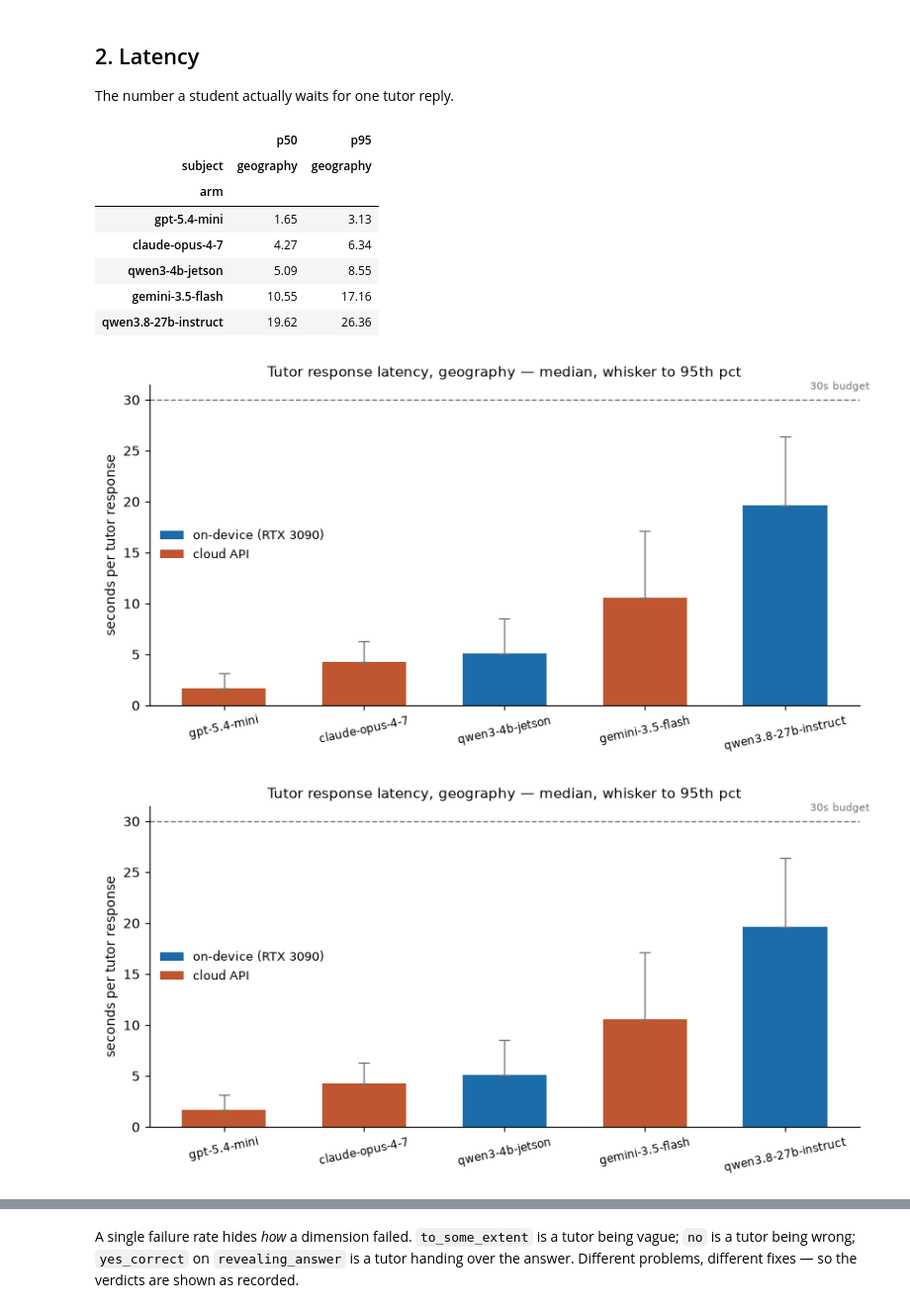
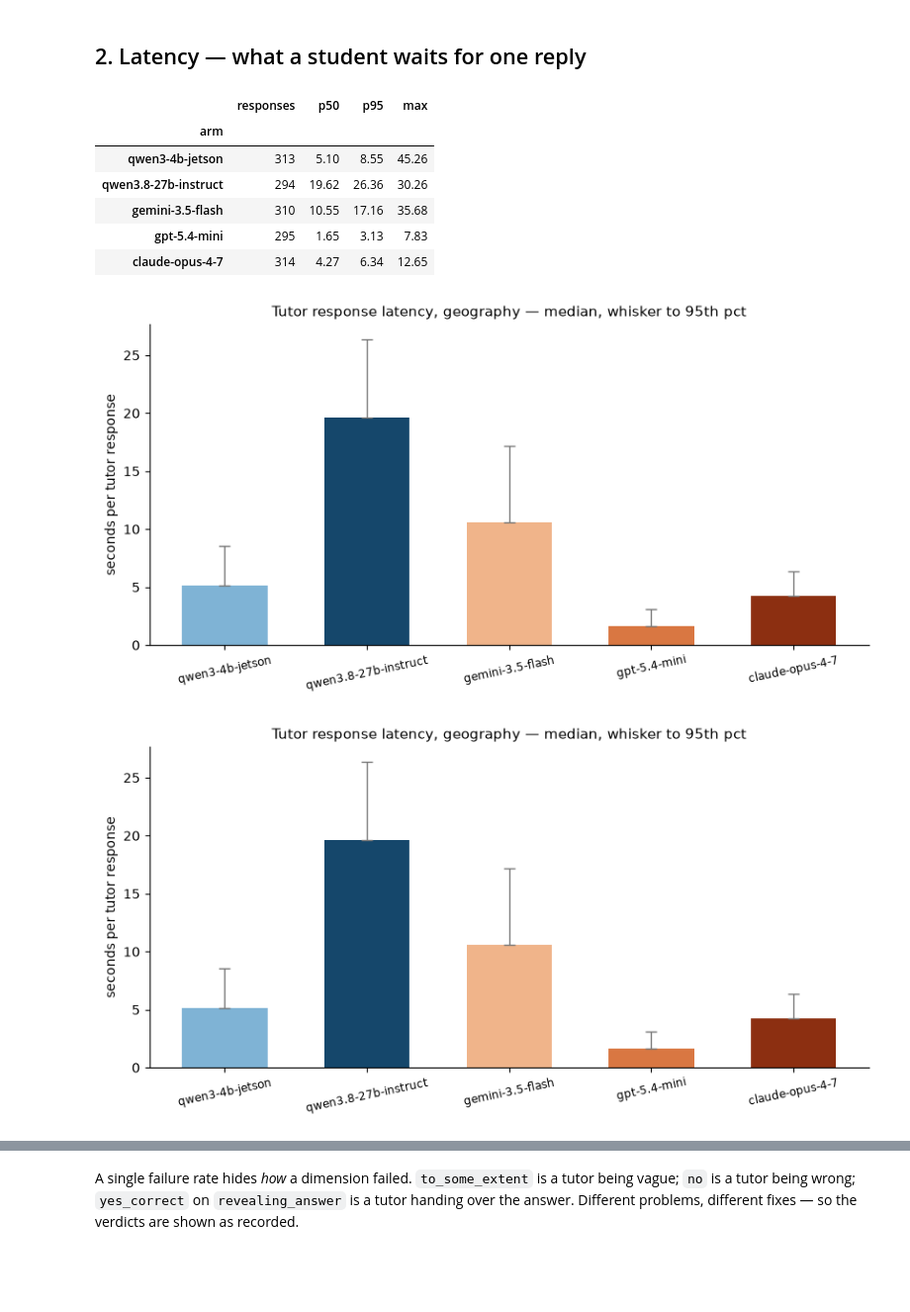
Before and after one commit to eai6/ai-tutor, a Jupyter notebook: offline_eval/ANALYSIS.ipynb, the cells around one changed output, grey strips where cells are left out. Shown at 99% size. Drawn from its saved outputs; the diff is of its cells as text; code cells hidden in the pictures; blank space fills up the shorter version.

```diff
--- a/offline_eval/ANALYSIS.ipynb
+++ b/offline_eval/ANALYSIS.ipynb
@@ -151,51 +103,36 @@ degraded system rather than the real one.
 # %% [markdown]
-## 2. Latency
-
-The number a student actually waits for one tutor reply.
+## 2. Latency — what a student waits for one reply
 # %%
-# Tutor messages only: the student side is the simulator, not the system
-# under test, and including it would dilute the number a real student waits.
-TUTOR_ROLE = "tutor"      # transcript roles are tutor/student
-lat = (msgs[msgs.role == TUTOR_ROLE]
-            .groupby(["subject", "arm"])["sec"]
-            .agg(responses="size", p50="median",
-                 p95=lambda s: s.quantile(0.95), max="max")
-            .round(2).reset_index())
-lat_wide = lat.pivot(index="arm", columns="subject",
-                     values=["p50", "p95"]).sort_values(("p50", "geography"))
-lat_wide
+# Tutor messages only. The student side is the simulator, not the system under
+# test, so its sub-second replies would dilute the number a real student waits.
+tut = transcripts[(transcripts.role == "tutor") & transcripts.latency_seconds.notna()]
+lat = (tut.groupby("arm")["latency_seconds"]
+       .agg(responses="size", p50="median",
+            p95=lambda x: x.quantile(0.95), max="max")
+       .round(2).reindex(ORDER))
+lat
 # %% [output]
-|  | p50 | p95 |
-| subject | geography | geography |
-| arm |  |  |
-| gpt-5.4-mini | 1.65 | 3.13 |
-| claude-opus-4-7 | 4.27 | 6.34 |
-| qwen3-4b-jetson | 5.09 | 8.55 |
-| gemini-3.5-flash | 10.55 | 17.16 |
-| qwen3.8-27b-instruct | 19.62 | 26.36 |
+|  | responses | p50 | p95 | max |
+| arm |  |  |  |  |
+| qwen3-4b-jetson | 313 | 5.10 | 8.55 | 45.26 |
+| qwen3.8-27b-instruct | 294 | 19.62 | 26.36 | 30.26 |
+| gemini-3.5-flash | 310 | 10.55 | 17.16 | 35.68 |
+| gpt-5.4-mini | 295 | 1.65 | 3.13 | 7.83 |
+| claude-opus-4-7 | 314 | 4.27 | 6.34 | 12.65 |
 # %%
-arms = list(lat_wide.index)
 fig, ax = plt.subplots(figsize=(8.4, 4.4))
-p50 = [lat_wide.loc[a, ("p50", "geography")] for a in arms]
-p95 = [lat_wide.loc[a, ("p95", "geography")] for a in arms]
-ax.bar(range(len(arms)), p50, 0.6,
-       yerr=[[0]*len(p50), [b - a for a, b in zip(p50, p95)]],
-       color=[LOCAL if IS_LOCAL(a) else CLOUD for a in arms],
-       capsize=4, error_kw={"ecolor": GREY, "lw": 1})
-from matplotlib.patches import Patch
-ax.legend(handles=[Patch(facecolor=LOCAL, label="on-device (RTX 3090)"),
-                   Patch(facecolor=CLOUD, label="cloud API")],
-          fontsize=9, frameon=False)
-ax.set_xticks(range(len(arms))); ax.set_xticklabels(arms, fontsize=8.5, rotation=12)
+ax.bar(range(len(lat)), lat.p50, 0.6,
+       yerr=[[0]*len(lat), (lat.p95 - lat.p50).clip(lower=0)],
+       color=[SHADE[a] for a in lat.index], capsize=4,
+       error_kw={"ecolor": GREY, "lw": 1})
+ax.set_xticks(range(len(lat))); ax.set_xticklabels(lat.index, fontsize=8.5, rotation=12)
 ax.set_ylabel("seconds per tutor response")
 ax.set_title("Tutor response latency, geography — median, whisker to 95th pct",
              fontsize=11)
-ax.axhline(30, ls="--", lw=1, color=GREY)
-ax.text(len(arms)-0.4, 31, "30s budget", fontsize=8, color=GREY, ha="right")
-for s in ("top", "right"): ax.spines[s].set_visible(False)
-fig.tight_layout(); fig.savefig("figures/fig1_latency.png", dpi=200)
+for sp in ("top", "right"): ax.spines[sp].set_visible(False)
+fig.tight_layout(); fig.savefig(ROOT/"offline_eval/figures/fig1_latency.png", dpi=200)
 fig
 # %% [output]
-[figure, old version]
+[figure, new version]
-[figure, old version]
+[figure, new version]
 # %% [markdown]
```
Also changed, not shown: parts of 32 cells of this notebook, 8 other files.
